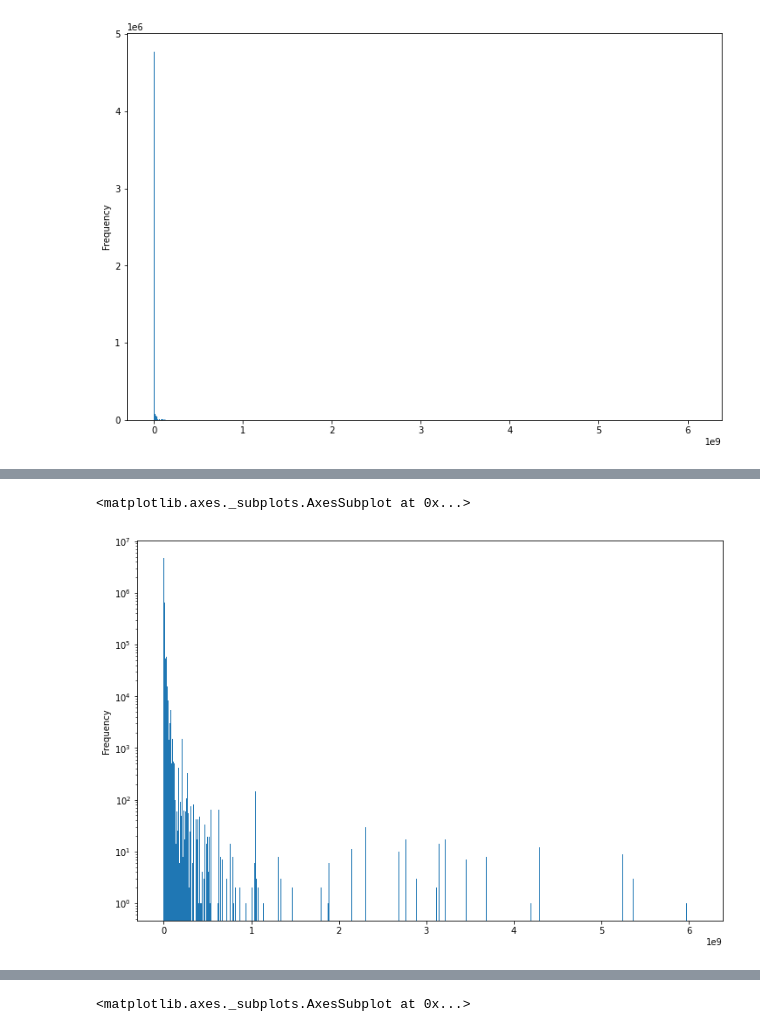
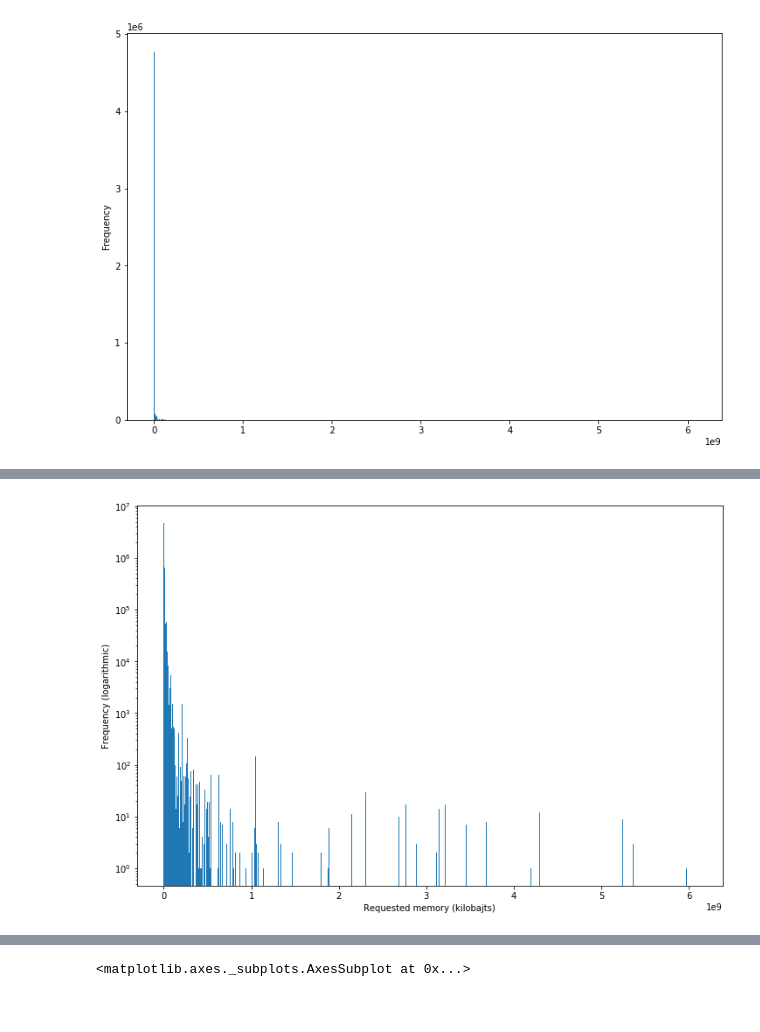
Before and after one commit to jankopanski/Burst-Buffer-Scheduling, a Jupyter notebook: analysis/Metacentrum3-Cross-Correlation.ipynb, the cells around one changed output, grey strips where cells are left out. Saved outputs shown, nothing was run; the diff lists cells and outputs as text; code cells hidden in the pictures.

```diff
--- a/analysis/Metacentrum3-Cross-Correlation.ipynb
+++ b/analysis/Metacentrum3-Cross-Correlation.ipynb
@@ -72,6 +96,10 @@ mem_req.plot(kind='hist', bins=1000, loglog=False)
 # %%
 # memory histogram with log y axis with counts
 mem_req.plot(kind='hist', bins=1000, logy=True)
+plt.xlabel('Requested memory (kilobajts)')
+plt.ylabel('Frequency (logarithmic)')
+# plt.savefig('../../images/memory_requests_histogram.png', dpi=300, transparent=True, bbox_inches='tight')
+# plt.savefig('../../images/memory_requests_histogram.pgf')
+plt.savefig('../../images/memory_requests_histogram.pdf')
 # %% [output]
-<matplotlib.axes._subplots.AxesSubplot at 0x...>
-[figure, old version]
+[figure, new version]
```
Also changed, not shown: parts of 23 cells of this notebook.
